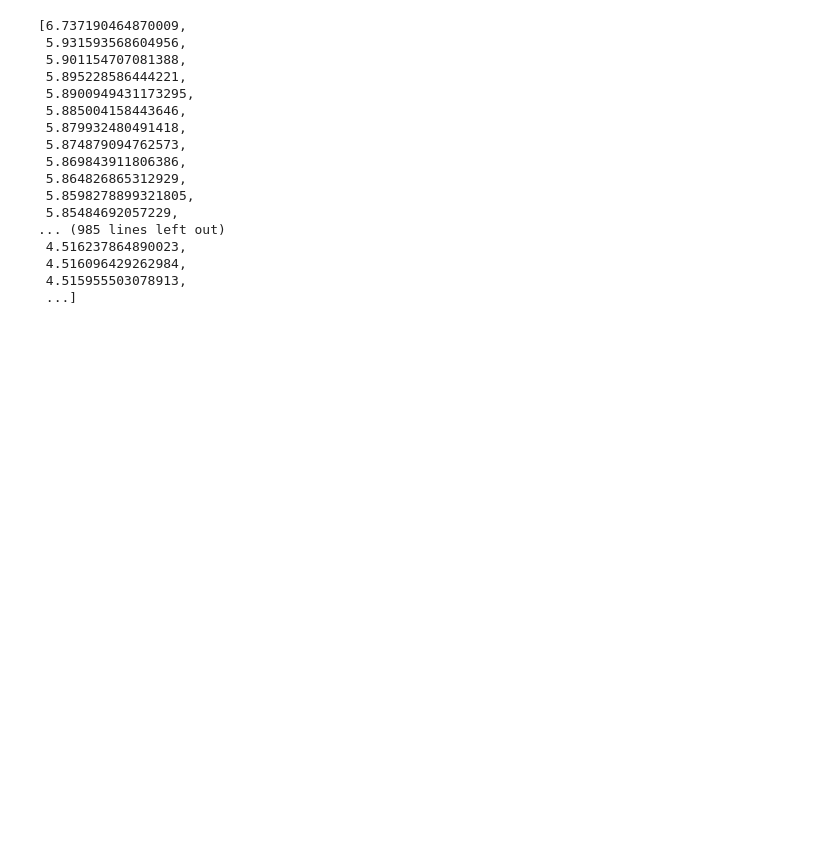
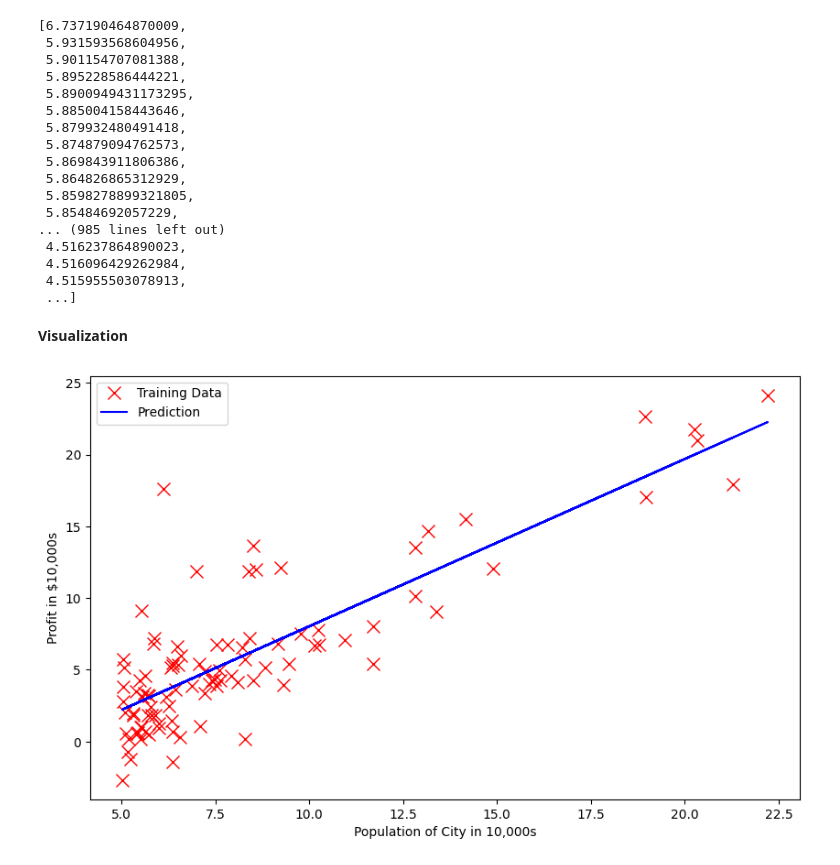
Before and after one commit to MiyamaRemi/Machine-Learning-ex, a Jupyter notebook: ex1/ex1.ipynb, the cells around one changed output. Cells and saved outputs as stored; diff of their text form; code cells hidden in the pictures; blank space fills up the shorter version.

Commit message:
gradient descent visualization

```diff
--- a/ex1/ex1.ipynb
+++ b/ex1/ex1.ipynb
@@ -117,3 +117,18 @@ cost_data
  4.516096429262984,
  4.515955503078913,
  ...]
+# %% [markdown]
+**Visualization**
+# %%
+b = theta[0]
+m = theta[1]
+# %%
+plt.figure(figsize=(10, 6))
+plt.plot(data.population, data.profit,'rx',markersize=10,label='Training Data')
+plt.plot(data.population, m*data.population+b,"b-",label="Prediction")
+plt.ylabel('Profit in $10,000s')
+plt.xlabel('Population of City in 10,000s')
+plt.legend(loc="best")
+plt.show()
+# %% [output]
+[figure, added]
```
